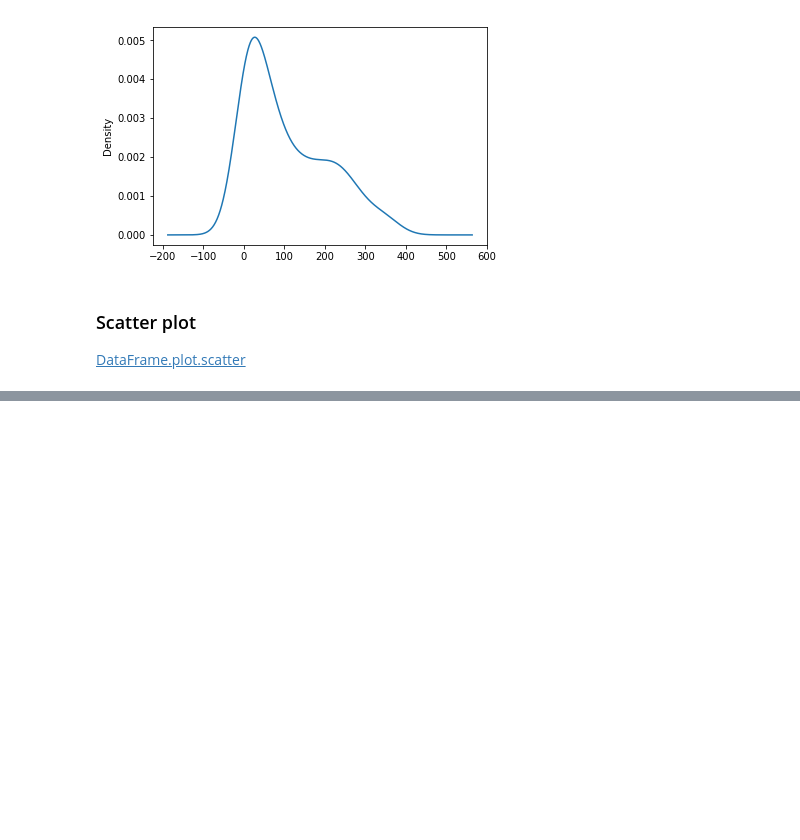
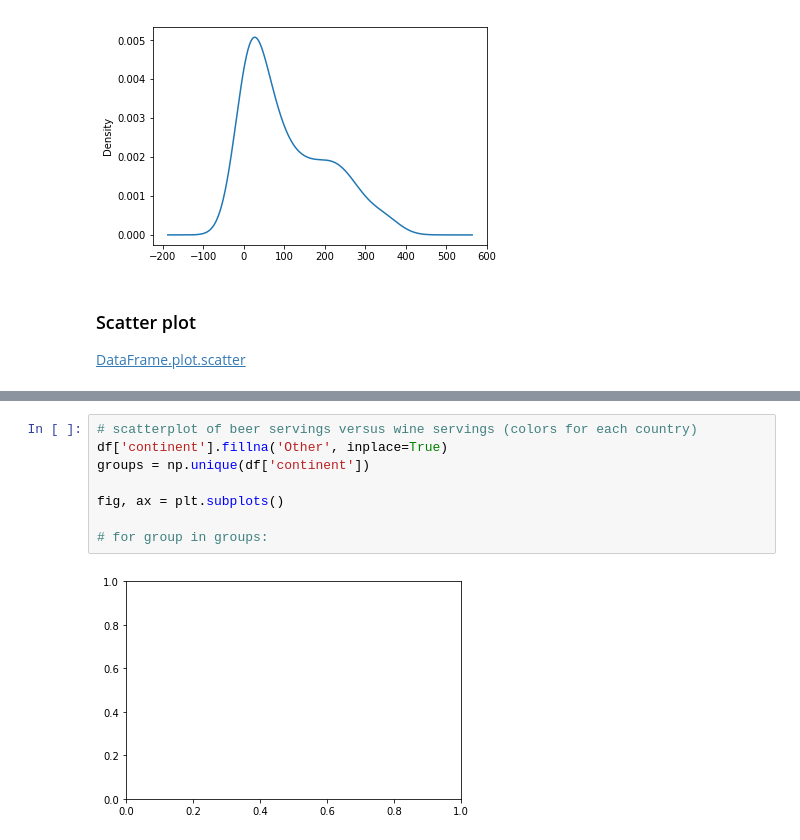
Before and after one commit to stampovaniq/ProgressBG-MLwithPython-Code, a Jupyter notebook: matplotlib_pandas_and_seaborn/pandas_and_mpl.ipynb, the cells around one changed output, grey strips where cells are left out. Cells and saved outputs as stored; diff of their text form; blank space fills up the shorter version.

```diff
--- a/matplotlib_pandas_and_seaborn/pandas_and_mpl.ipynb
+++ b/matplotlib_pandas_and_seaborn/pandas_and_mpl.ipynb
@@ -134,0 +157,10 @@ df.plot.scatter(x='beer_servings', y='wine_servings', alpha=0.9, color=colors_eu
+# %%
+# scatterplot of beer servings versus wine servings (colors for each country)
+df['continent'].fillna('Other', inplace=True)
+groups = np.unique(df['continent'])
+
+fig, ax = plt.subplots()
+
+# for group in groups:
+# %% [output]
+[figure, added]
```
Also changed, not shown: parts of 4 cells of this notebook, 28 other files.
